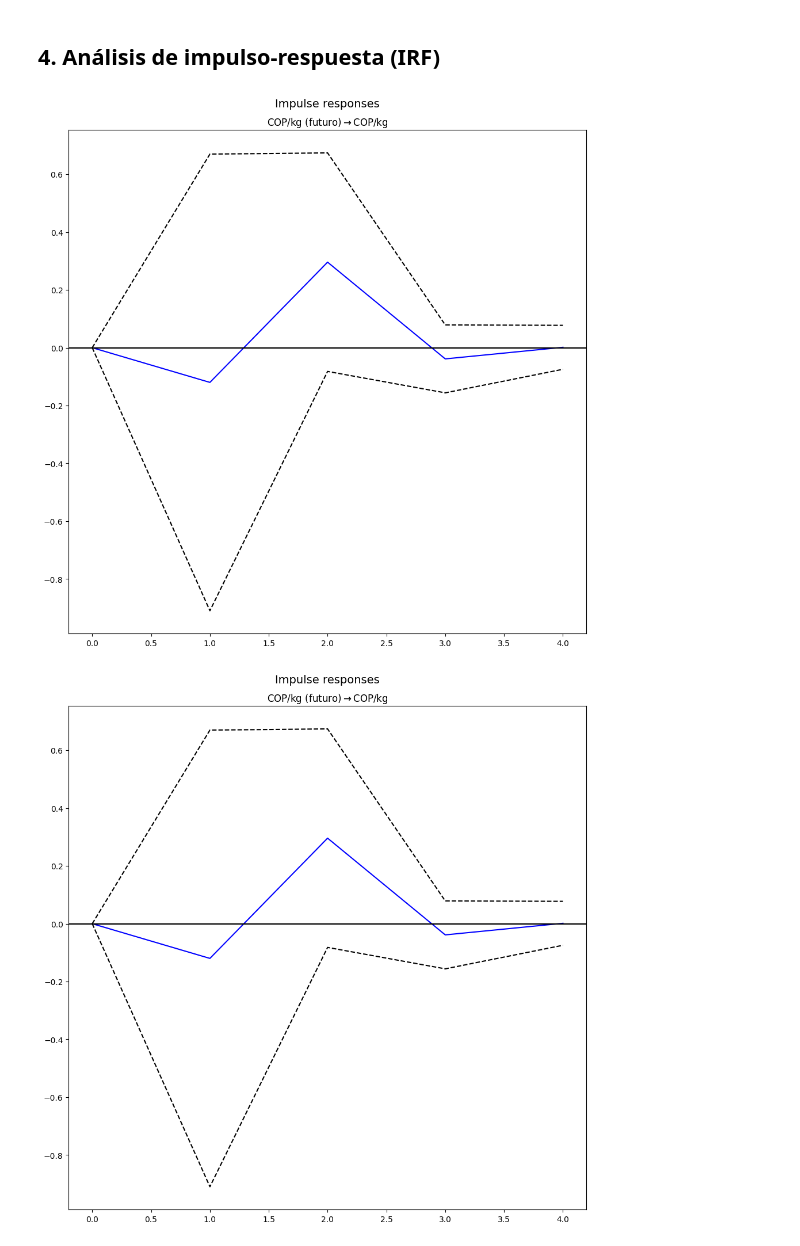
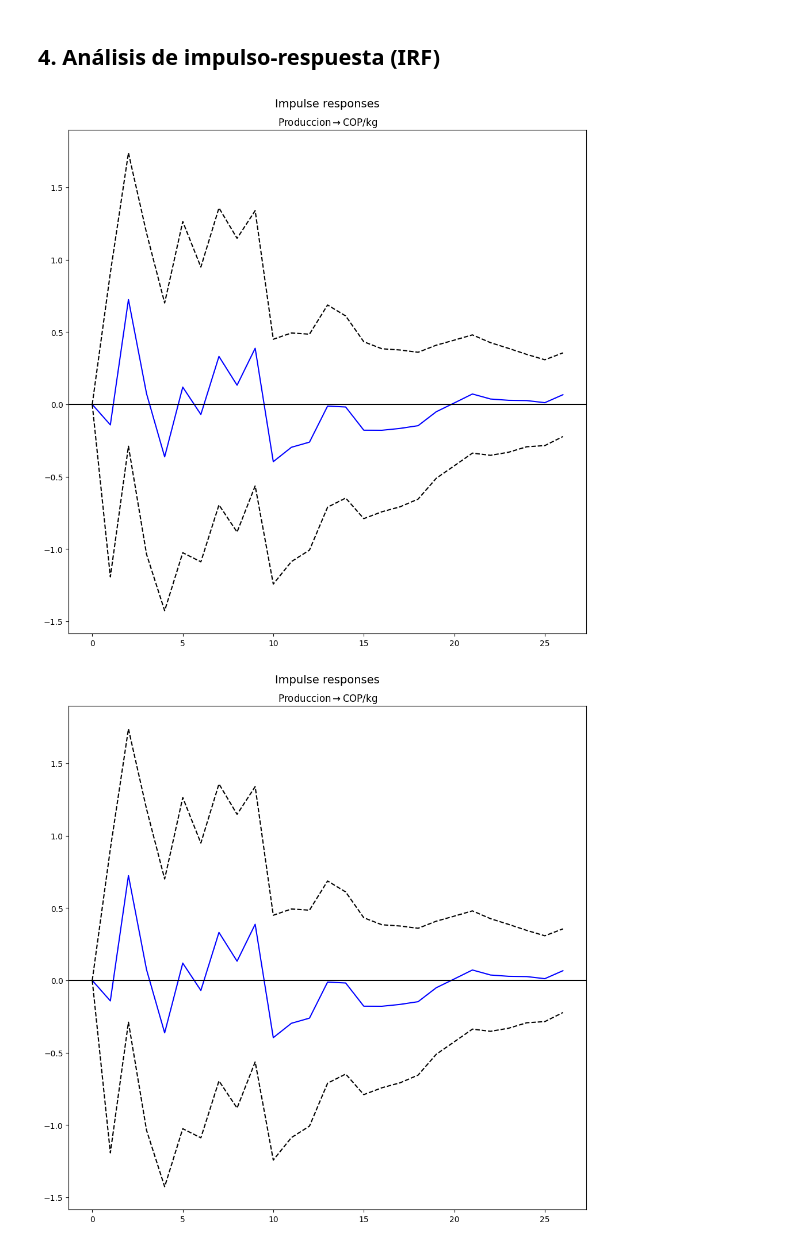
Before and after one commit to pedr0jos3/Mi-tesis, a Jupyter notebook: ModeloVAR.ipynb, the cells around one changed output. Cells and saved outputs as stored; diff of their text form; code cells hidden in the pictures.

```diff
--- a/ModeloVAR.ipynb
+++ b/ModeloVAR.ipynb
@@ -179,11 +179,11 @@ plt.show()
 ## **4. Análisis de impulso-respuesta (IRF)**
 # %%
 target = "COP/kg"   # variable de interés
-shock = "COP/kg (futuro)"  # variable que genera el shock
+shock = "Produccion"  # variable que genera el shock
 
 irf.plot(response=target, impulse=shock, orth=False)
 # %% [output]
-[figure, old version]
+[figure, new version]
-[figure, old version]
+[figure, new version]
 # %%
 # Horizonte de predicción del shock
```
Also changed, not shown: parts of 8 cells of this notebook, 8 other files.
